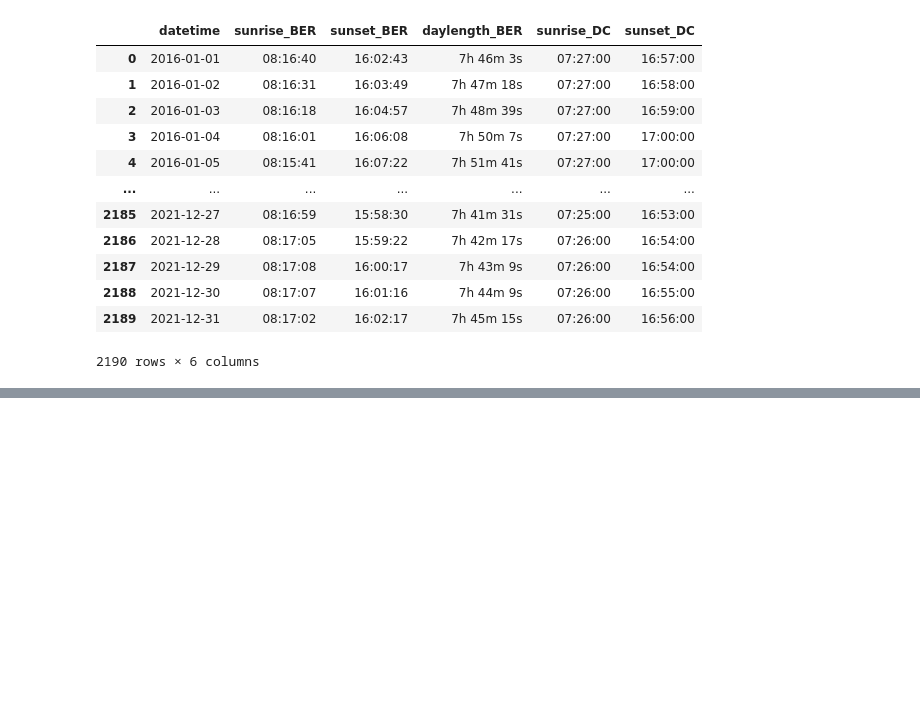
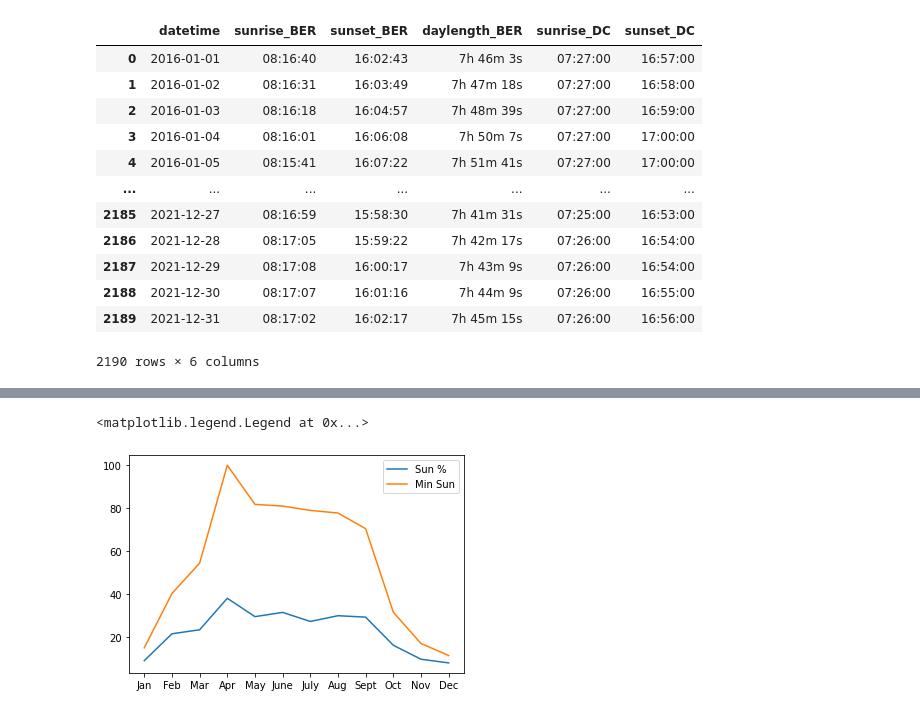
Before and after one commit to yasp-g/portfolio, a Jupyter notebook: Berlin-vs-DC-overcast-visualization/BER-DC-overcast.ipynb, the cells around one changed output, grey strips where cells are left out. Cells and saved outputs as stored; diff of their text form; code cells hidden in the pictures; blank space fills up the shorter version.

```diff
--- a/Berlin-vs-DC-overcast-visualization/BER-DC-overcast.ipynb
+++ b/Berlin-vs-DC-overcast-visualization/BER-DC-overcast.ipynb
@@ -623,0 +804,8 @@ Warning: total number of rows (52560) exceeds max_rows (20000). Limiting to firs
+# %%
+sun_percent_BER = 100 - clouds_month_BER
+# sun_percent_BER = sun_percent_BER / sun_percent_BER.max()
+sun_percent_DC =  100 - clouds_month_DC
+# sun_percent_DC = sun_percent_DC / sun_percent_DC.max()
+
+sundur_percent_BER = sundur_month_BER / sundur_month_BER.max() * 100
+sundur_percent_DC = sundur_month_DC / sundur_month_DC.max() * 100
@@ -623,0 +829,21 @@ Warning: total number of rows (52560) exceeds max_rows (20000). Limiting to firs
+# %%
+# define a figure and axes abject
+fig2, ax2 = plt.subplots()
+
+# plt.xlim([-1,4])
+
+# define list from 1 to 12
+x_pos = list(range(1, 13))
+# define list of month names
+months = ["Jan", "Feb", "Mar", "Apr", "May", "June", "July", "Aug", "Sept", "Oct", "Nov", "Dec"]
+# define x_ticks and assign the month names as labels
+ax2.set_xticks(x_pos)
+ax2.set_xticklabels(months)
+
+plt.plot(x_pos, sun_percent_BER, label='Sun %')
+plt.plot(x_pos, sundur_percent_BER, label='Min Sun')
+
+plt.legend()
+# %% [output]
+<matplotlib.legend.Legend at 0x...>
+[figure, added]
```
Also changed, not shown: parts of 27 cells of this notebook.
